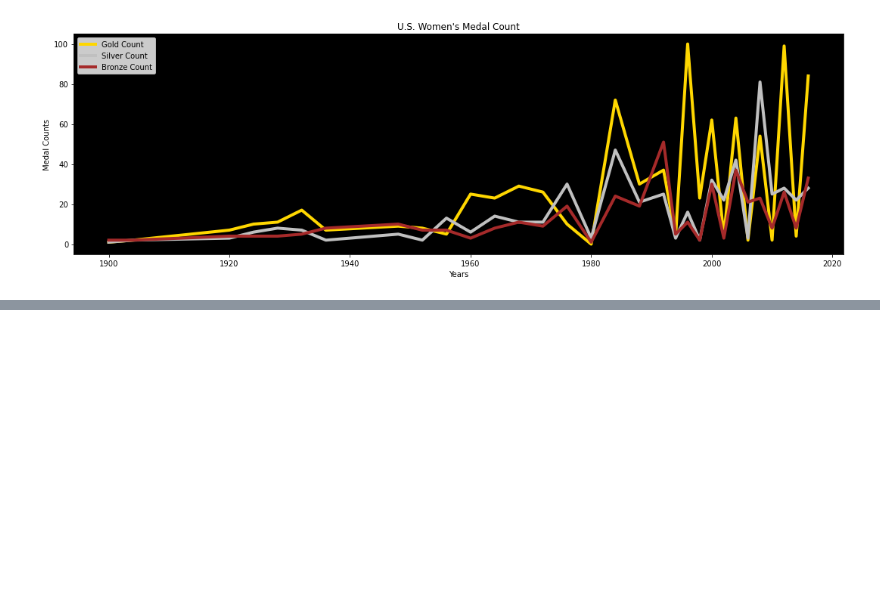
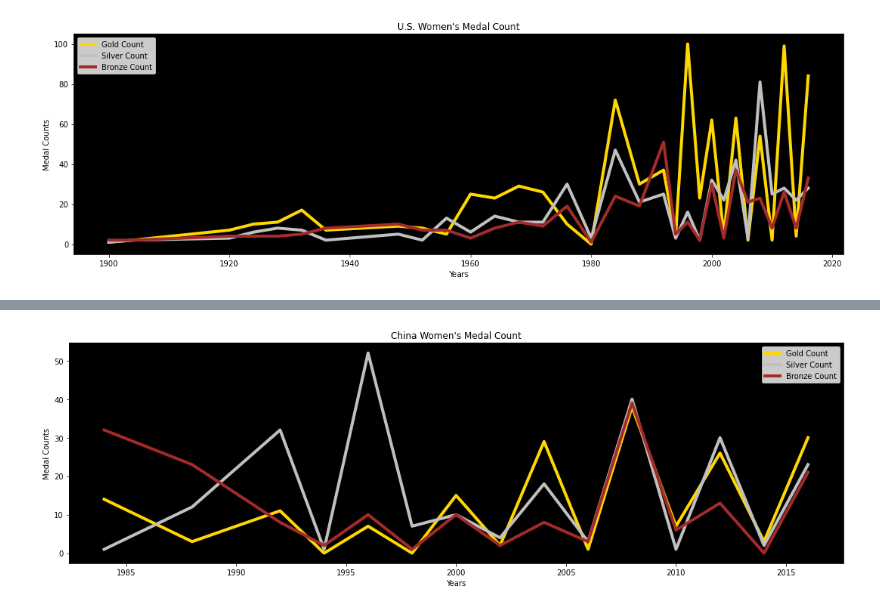
Before and after one commit to fhelms8/Git_Sum_Group_Prj, a Jupyter notebook: Alex_Work.ipynb, the cells around one changed output, grey strips where cells are left out. Cells and saved outputs as stored; diff of their text form; code cells hidden in the pictures; blank space fills up the shorter version.

```diff
--- a/Alex_Work.ipynb
+++ b/Alex_Work.ipynb
@@ -160,0 +236,41 @@ plt.tight_layout()
+# %%
+CNmedal_winners = medals_winners_df[(medals_winners_df["Team"] == "China")]
+CNMale_Winner = CNmedal_winners.loc[CNmedal_winners["Sex"] == "M",:]
+CNFemale_Winner = CNmedal_winners.loc[CNmedal_winners["Sex"] == "F",:]
+# %%
+CNFW = CNFemale_Winner[["Year", "Medal"]]
+CNFMC = CNFW.groupby(['Year','Medal']).agg(Medal_Count=pd.NamedAgg(column="Medal",aggfunc ="count"))
+CNWMedalBRK = CNFMC.reset_index()
+CNBREAKW = CNWMedalBRK.set_index('Year')
+
+CNFWGold = CNBREAKW[(CNBREAKW["Medal"]=="Gold")]
+CNFEMGOLD = CNFWGold.drop(columns=["Medal"])
+CNFEMGOLD.reset_index()
+CNWOMEN_GOLDEN = CNFEMGOLD["Medal_Count"]
+
+CNFWSilver = CNBREAKW[(CNBREAKW["Medal"]=="Silver")]
+CNFEMSILVER = CNFWSilver.drop(columns=["Medal"])
+CNFEMSILVER.reset_index()
+CNWOMEN_SILVER = CNFEMSILVER["Medal_Count"]
+
+CNFWBronze = CNBREAKW[(CNBREAKW["Medal"]=="Bronze")]
+CNFEMBRONZE = CNFWBronze.drop(columns=["Medal"])
+CNFEMBRONZE.reset_index()
+CNWOMEN_THIRD = CNFEMBRONZE["Medal_Count"]
+# %%
+CNWomen_Table = pd.DataFrame({"Gold Count":CNWOMEN_GOLDEN,
+                            "Silver Count":CNWOMEN_SILVER,
+                            "Bronze Count":CNWOMEN_THIRD
+})
+Women_CN_Clean = CNWomen_Table.replace(np.nan, 0)
+Women_CN_Clean_2 = Women_CN_Clean.astype(int)
+Women_CN_Clean_2.plot(style = {"Gold Count": 'gold', "Silver Count": 'silver', "Bronze Count":'brown'},figsize=(15,5), lw =4)
+ax = plt.axes()
+ax.set_facecolor("black")
+plt.title("China Women's Medal Count")
+plt.xlabel("Years")
+plt.ylabel("Medal Counts")
+plt.tight_layout()
+plt.savefig("Visualizations/China Women's Medal Count.png")
+# %% [output]
+[figure, added]
```
Also changed, not shown: parts of 12 cells of this notebook, 5 other files.
